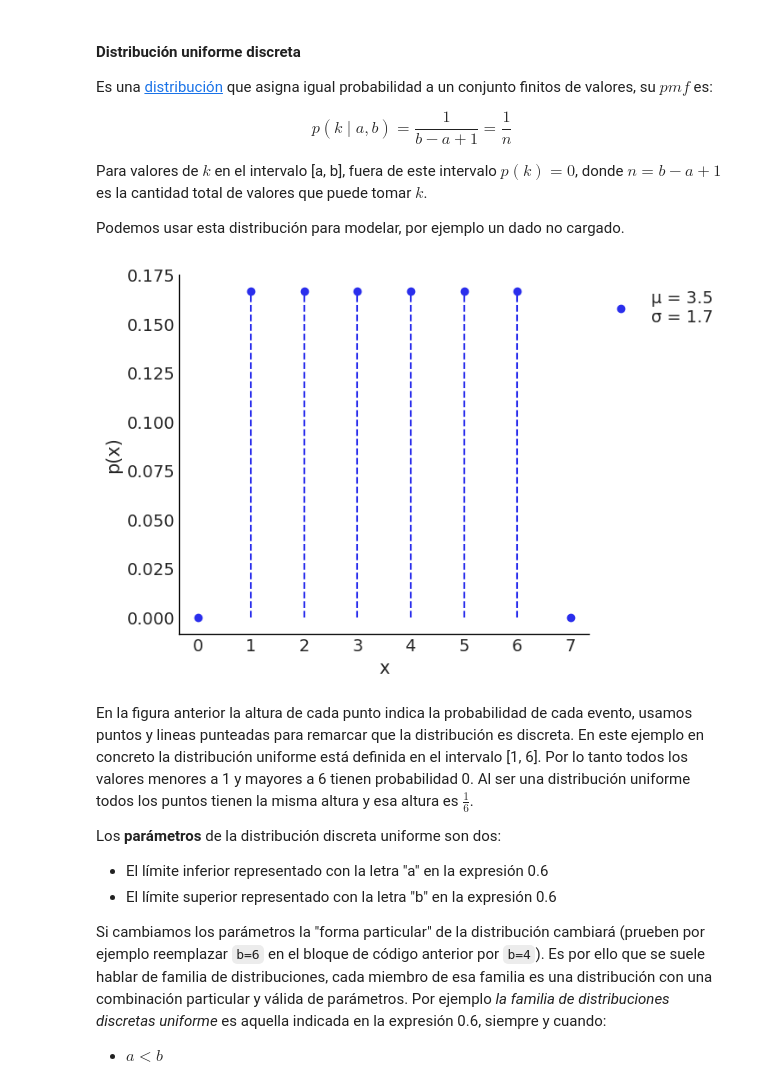
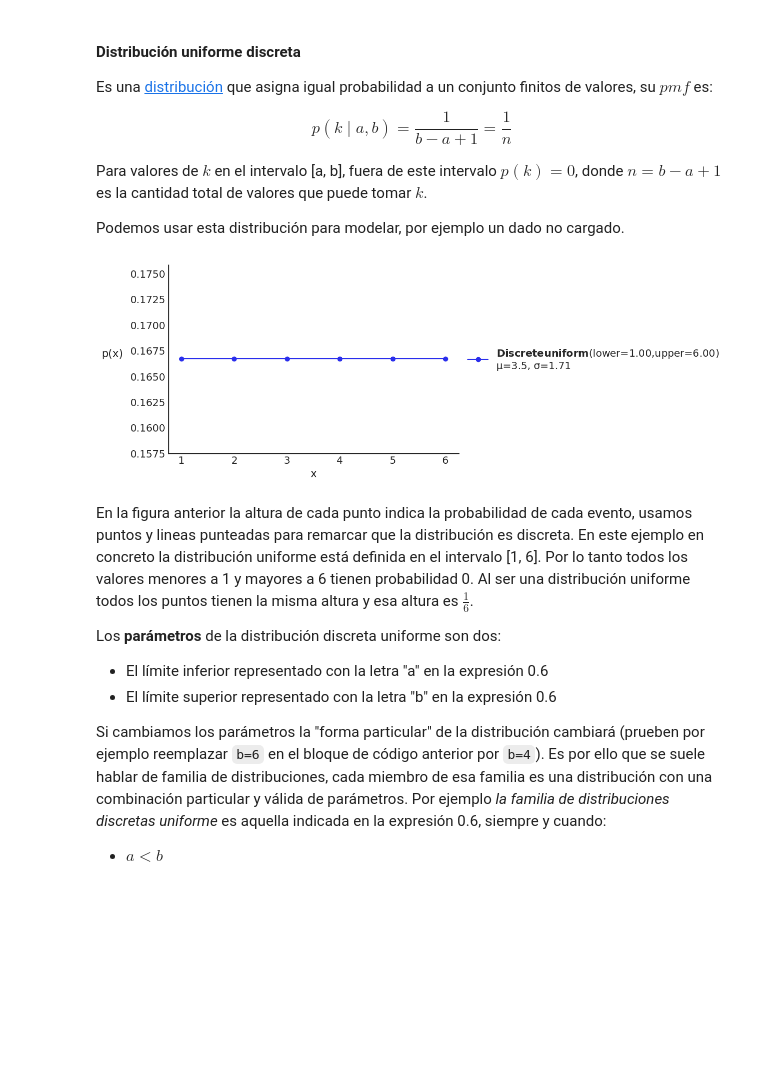
Before and after one commit to Grupo-de-modelado-probabilista/modelado_bayesiano, a Jupyter notebook: 00_Probabilidad.ipynb, the cells around one changed output. Cells and saved outputs as stored; diff of their text form; code cells hidden in the pictures; blank space fills up the shorter version.

```diff
--- a/00_Probabilidad.ipynb
+++ b/00_Probabilidad.ipynb
@@ -218,22 +219,13 @@ $$p(k \mid a, b)={\frac {1}{b - a + 1}} = \frac{1}{n}\tag {0.6}$$
 Para valores de $k$ en el intervalo [a, b], fuera de este intervalo $p(k) = 0$, donde $n=b-a+1$ es la cantidad total de valores que puede tomar $k$.
 
 Podemos usar esta distribución para modelar, por ejemplo un dado no cargado.
-# %%
-a = 1
-b = 6
-distri = stats.randint(a, b+1)  # límite inferior, límite superior + 1
-x = np.arange(0, 8)
-x_pmf = distri.pmf(x)  # la pmf evaluada para todos los "x"
-media, varianza = distri.stats(moments='mv')
-plt.plot(x, x_pmf, 'C0o',
-         label=f'μ = {media:3.1f}\nσ = {varianza**0.5:3.1f}')
-plt.vlines(x,  0, x_pmf, colors='C0', linestyles='--')
-
-plt.xlabel('x')
-plt.ylabel('p(x)')
-plt.legend(bbox_to_anchor=(1, 1));
-# %% [output]
-[figure, removed]
+# %%
+dist = pz.DiscreteUniform(lower=1, upper=6)
+ax = dist.plot_pdf(moments="md")
+ax.set_xlabel('x')
+ax.set_ylabel('p(x)', rotation=0, labelpad=25);
+# %% [output]
+[figure, added]
 # %% [markdown]
 En la figura anterior la altura de cada punto indica la probabilidad de cada evento, usamos puntos y lineas punteadas para remarcar que la distribución es discreta. En este ejemplo en concreto la distribución uniforme está definida en el intervalo [1, 6]. Por lo tanto todos los valores menores a 1 y mayores a 6 tienen probabilidad 0. Al ser una distribución uniforme todos los puntos tienen la misma altura y esa altura es $\frac{1}{6}$.
 
```
Also changed, not shown: parts of 20 cells of this notebook, 1 other file.
